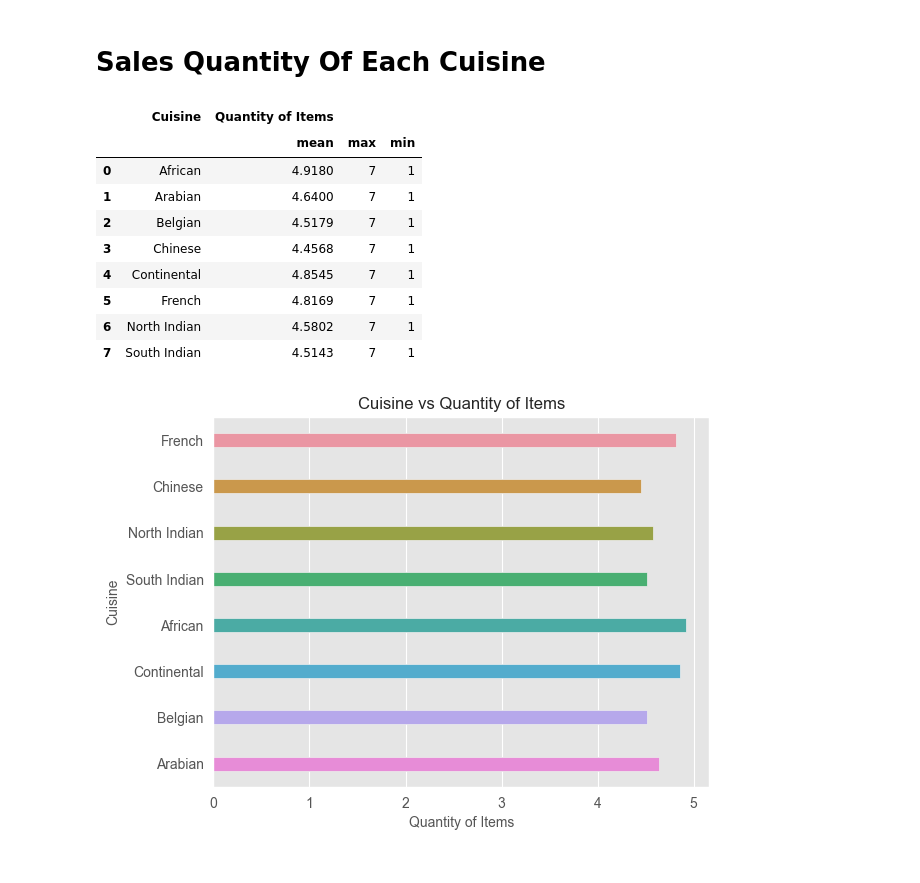
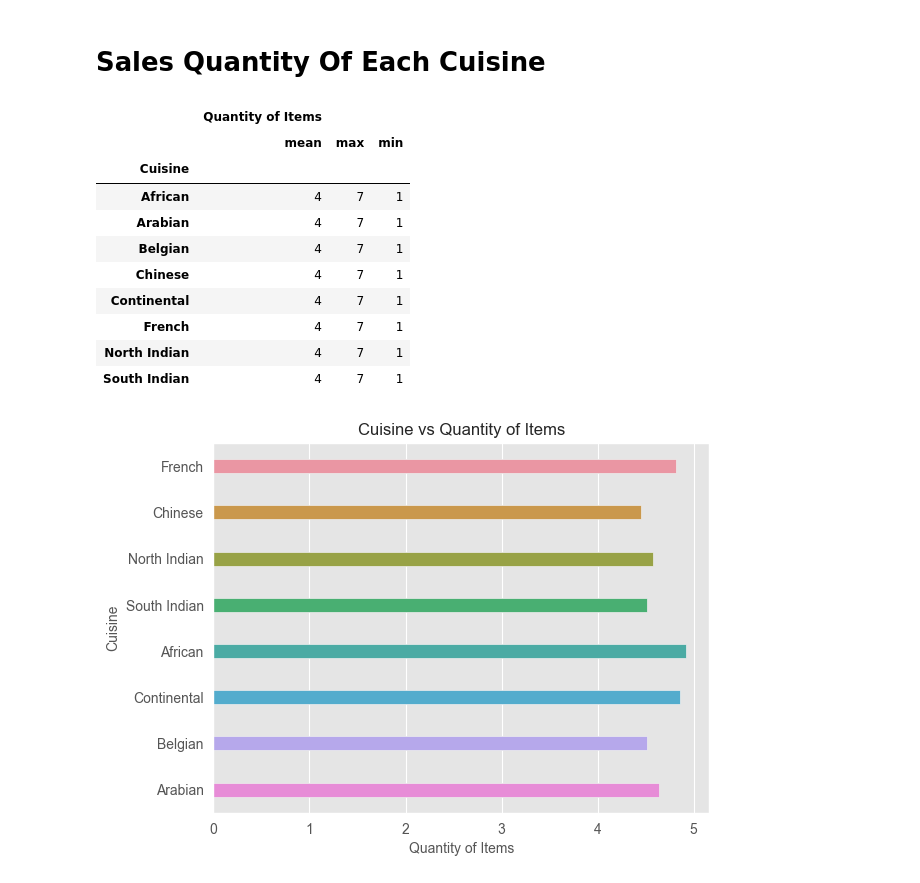
Before and after one commit to Osama-Anmar/Analysis-Restaurant-Data, a Jupyter notebook: Restaurant Sales.ipynb, the cells around one changed output. Saved outputs shown, nothing was run; the diff lists cells and outputs as text; code cells hidden in the pictures.

```diff
--- a/Restaurant Sales.ipynb
+++ b/Restaurant Sales.ipynb
@@ -12,7 +12,7 @@ gc.collect()
 sns.set_style("whitegrid")
 plt.style.use('ggplot')
 pd.set_option("display.precision", 4)
-pd.options.display.max_rows = 120
+pd.options.display.max_rows = 150
 # %% [markdown]
 # Ignore Warnings
 # %%
@@ -628,19 +628,20 @@ bar_plot('TotalAmount', 'Cuisine', CuisineTotalAmount.sort_values(by='TotalAmoun
 # %% [markdown]
 # Sales Quantity Of Each Cuisine
 # %%
-CuisineSalesQuantity = OrdersDetails.groupby(['Cuisine'], as_index=False, sort=True).agg({'Quantity of Items': [np.mean, max, min]})
+CuisineSalesQuantity = OrdersDetails.groupby(['Cuisine'], as_index=True, sort=True).agg({'Quantity of Items': [np.mean, max, min]}).astype(int)
 CuisineSalesQuantity
 # %% [output]
-|  | Cuisine | Quantity of Items |  |  |
-|  |  | mean | max | min |
-| 0 | African | 4.9180 | 7 | 1 |
-| 1 | Arabian | 4.6400 | 7 | 1 |
-| 2 | Belgian | 4.5179 | 7 | 1 |
-| 3 | Chinese | 4.4568 | 7 | 1 |
-| 4 | Continental | 4.8545 | 7 | 1 |
-| 5 | French | 4.8169 | 7 | 1 |
-| 6 | North Indian | 4.5802 | 7 | 1 |
-| 7 | South Indian | 4.5143 | 7 | 1 |
+|  | Quantity of Items |  |  |
+|  | mean | max | min |
+| Cuisine |  |  |  |
+| African | 4 | 7 | 1 |
+| Arabian | 4 | 7 | 1 |
+| Belgian | 4 | 7 | 1 |
+| Chinese | 4 | 7 | 1 |
+| Continental | 4 | 7 | 1 |
+| French | 4 | 7 | 1 |
+| North Indian | 4 | 7 | 1 |
+| South Indian | 4 | 7 | 1 |
 # %%
 bar_plot('Quantity of Items', 'Cuisine', OrdersDetails)
 # %% [output]
```
Also changed, not shown: parts of 54 cells of this notebook.
